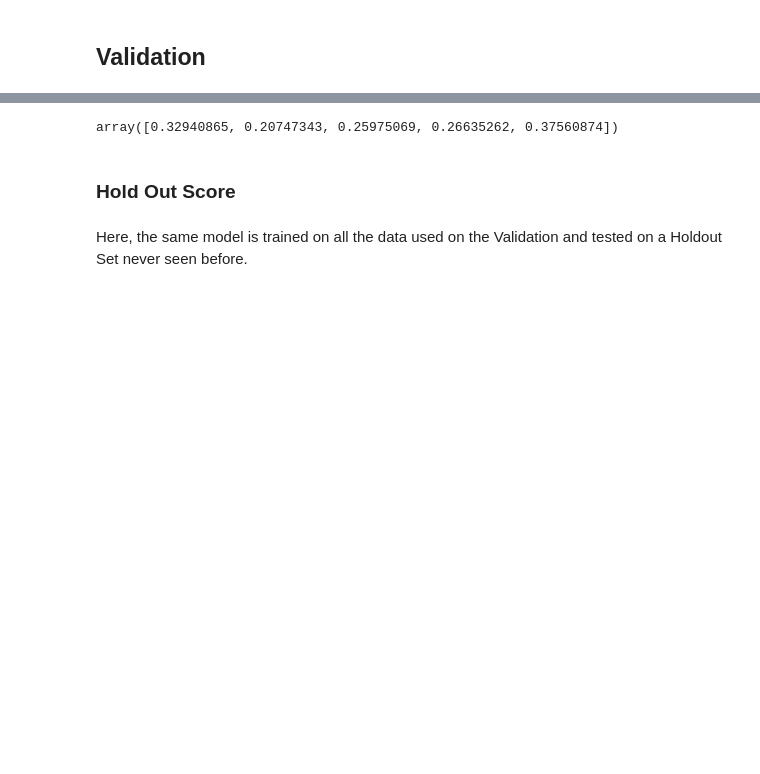
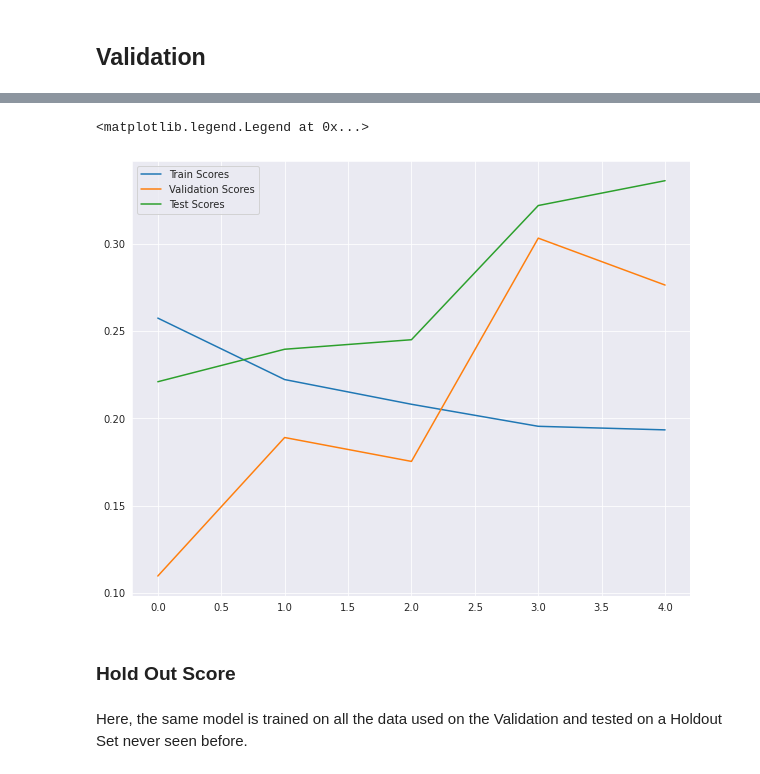
Before and after one commit to andre-la-machado/cnr, a Jupyter notebook: modelling_lstm_colab.ipynb, the cells around one changed output, grey strips where cells are left out. Drawn from its saved outputs; the diff is of its cells as text; code cells hidden in the pictures; blank space fills up the shorter version.

```diff
--- a/modelling_lstm_colab.ipynb
+++ b/modelling_lstm_colab.ipynb
@@ -335,7 +335,12 @@ Epoch 10/10
-# %%
-test_scores
-# %% [output]
-array([0.32940865, 0.20747343, 0.25975069, 0.26635262, 0.37560874])
+# %%
+plt.figure(figsize=(10,8))
+plt.plot(range(len(train_scores)),train_scores,label='Train Scores')
+plt.plot(range(len(val_scores)),val_scores,label='Validation Scores')
+plt.plot(range(len(test_scores)),test_scores,label='Test Scores')
+plt.legend()
+# %% [output]
+<matplotlib.legend.Legend at 0x...>
+[figure, added]
 # %% [markdown]
 ### Hold Out Score
 # %% [markdown]
```
Also changed, not shown: parts of 9 cells of this notebook.
